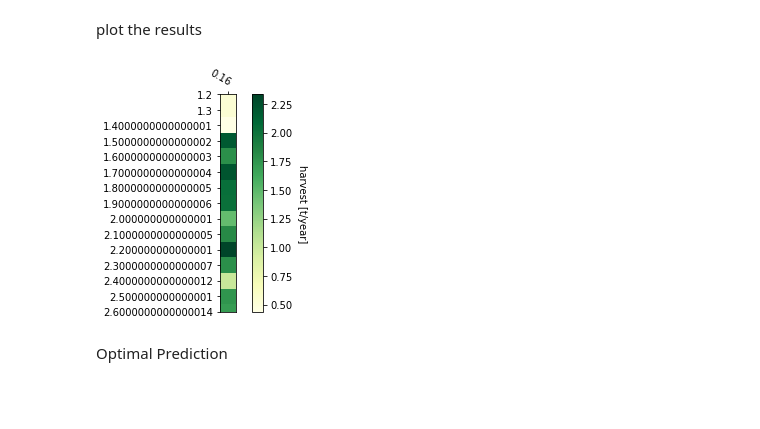
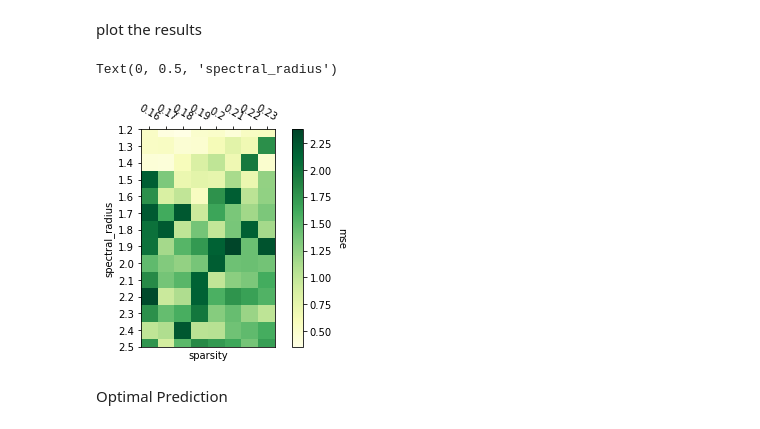
Before and after one commit to Ruby122/2020-CS109B, a Jupyter notebook: content/homeworks/hw06/cs109b_hw6_209.ipynb, the cells around one changed output. Cells and saved outputs as stored; diff of their text form; code cells hidden in the pictures; blank space fills up the shorter version.

```diff
--- a/content/homeworks/hw06/cs109b_hw6_209.ipynb
+++ b/content/homeworks/hw06/cs109b_hw6_209.ipynb
@@ -200,8 +202,9 @@ Make a quick prediction until find a testing MSE < 0.25: Try around `spectral_ra
 esn = ESN(n_inputs = 1,
           n_outputs = 1,
           n_reservoir = 1000,
-          spectral_radius = 1.3,
-          sparsity = 0.16,
+          spectral_radius = 1.5,
+          sparsity = 0.2,
+          noise = 0.0001,
           random_state=42)
 yfit = esn.fit(inputTrain, trainTarget)
 yhat = esn.predict(inputTest)
@@ -213,16 +216,18 @@ mse: 0.4701569386429163
 Make a search grid for the hyper-parameters `spectra-radius` and `sparsity`. Visualize the result by ploting the testing MSE in a 2D color plot.
 # %%
 ### your code here
-spectral_radius = np.arange(1.2, 2.61, 0.1)
-sparsity = np.arange(0.16,  0.241, 0.01)
+spectral_radius = np.arange(1.2, 2.6, 0.1)
+sparsity = np.arange(0.16, 0.24, 0.01)
 mse = np.zeros((len(spectral_radius), len(sparsity)))
+
 for row, sr in enumerate(spectral_radius):
     for col, s in enumerate(sparsity):
         esn = ESN(n_inputs = 1,
                   n_outputs = 1,
-                  n_reservoir = 500,
+                  n_reservoir = 1000,
                   spectral_radius = sr,
                   sparsity = s,
+                  noise = 0.0001,
                   random_state=42)
         #train and predict
         yfit = esn.fit(inputTrain, trainTarget)
@@ -230,26 +235,16 @@ for row, sr in enumerate(spectral_radius):
         mse[row, col] = myMSE(yhat,testTarget)
 # %% [markdown]
 plot the results
-# %%
-### your code here
-def heatmap(data, row_labels, col_labels, cbar_kw = {}, ax, cbarlabel):
-    im = ax.imshow(data, cmap="YlGn")
-    # create colorbar
-    cbar = ax.figure.colorbar(im, ax=ax, **cbar_kw)
-    cbar.ax.set_ylabel(cbarlabel, rotation=-90, va="bottom")
-    # ticks
-    ax.set_xticks(np.arange(data.shape[1]))
-    ax.set_yticks(np.arange(data.shape[0]))
-    ax.set_xticklabels(col_labels)
-    ax.set_yticklabels(row_labels)
-    ax.tick_params(top=True, bottom=False,labeltop=True, labelbottom=False)
-    # tick labels rotation
-    plt.setp(ax.get_xticklabels(), rotation=-30)
-    return im, cbar
-
-fig, ax = plt.subplots()
-im, cbar = heatmap(mse, spectral_radius, sparsity, ax=ax, cbarlabel="harvest [t/year]")
-# %% [output]
-[figure, removed]
+# %%
+### your code here
+fig, ax = plt.subplots()
+im, cbar = heatmap(mse, np.round(spectral_radius, decimals = 2), np.round(sparsity, decimals = 2),
+                   ax=ax, cbarlabel="mse")
+ax.set_xlabel('sparsity')
+ax.set_ylabel('spectral_radius')
+plt.show()
+# %% [output]
+Text(0, 0.5, 'spectral_radius')
+[figure, added]
 # %% [markdown]
 Optimal Prediction
```
Also changed, not shown: parts of 22 cells of this notebook, 4 other files.
